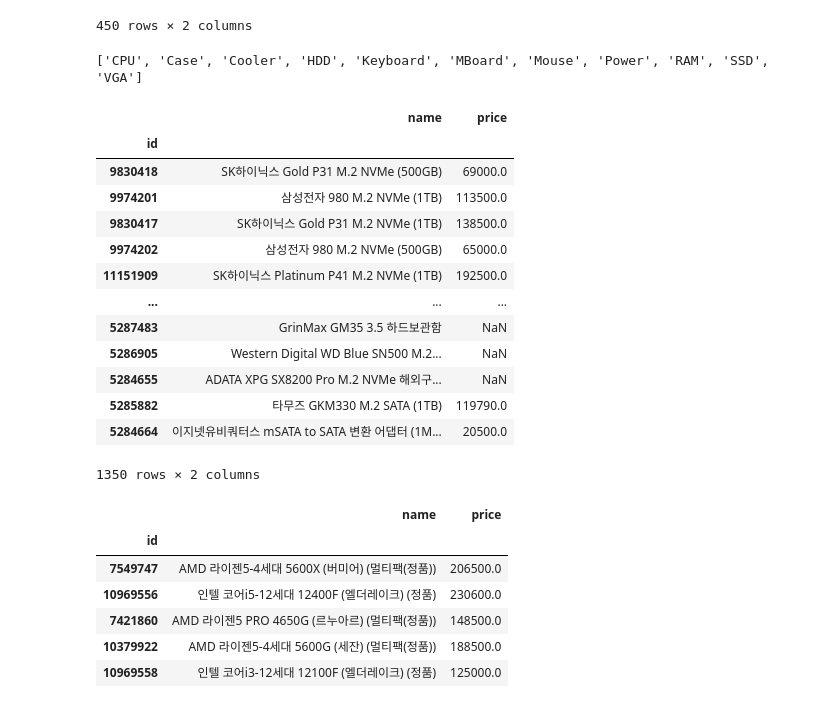
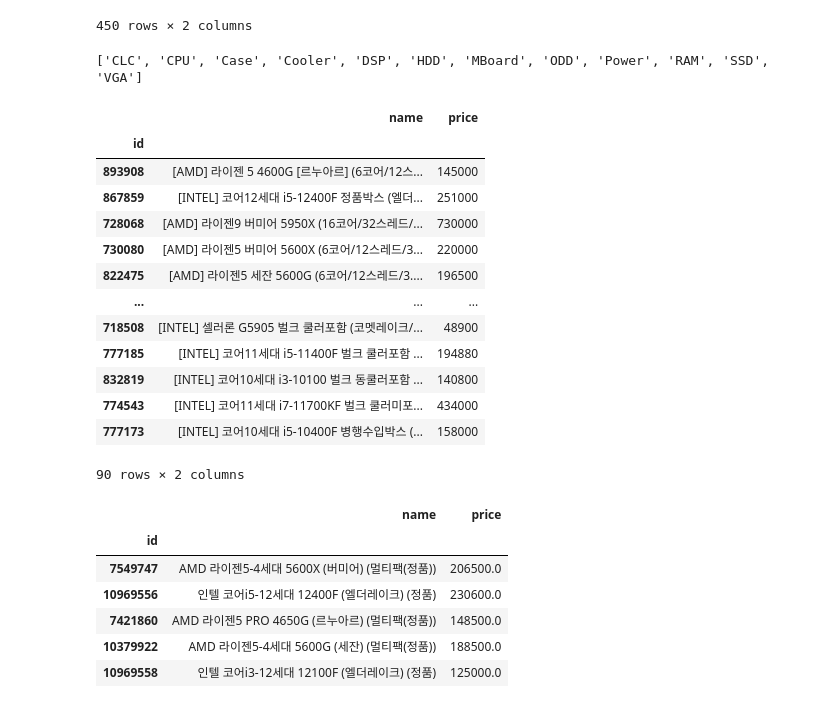
Before and after one commit to seokjin1013/computer-rec-crawling, a Jupyter notebook: test.ipynb, the cells around one changed output. Drawn from its saved outputs; the diff is of its cells as text; code cells hidden in the pictures.

```diff
--- a/test.ipynb
+++ b/test.ipynb
@@ -237,30 +237,30 @@ df
 # %%
 import pandas as pd
 import numpy as np
 def get_hdf_keys(dir):
     with pd.HDFStore(dir) as store:
         return [e[1:] for e in store.keys()]
 
-dir = 'happy_shopping_crawling_data.h5'
+dir = 'compuzone_crawling_data_tmp.h5'
 print(get_hdf_keys(dir))
-df = pd.read_hdf(dir, 'SSD')
+df = pd.read_hdf(dir, 'CPU')
 df
 # %% [output]
-['CPU', 'Case', 'Cooler', 'HDD', 'Keyboard', 'MBoard', 'Mouse', 'Power', 'RAM', 'SSD', 'VGA']
+['CLC', 'CPU', 'Case', 'Cooler', 'DSP', 'HDD', 'MBoard', 'ODD', 'Power', 'RAM', 'SSD', 'VGA']
 |  | name | price |
 | id |  |  |
-| 9830418 | SK하이닉스 Gold P31 M.2 NVMe (500GB) | 69000.0 |
-| 9974201 | 삼성전자 980 M.2 NVMe (1TB) | 113500.0 |
-| 9830417 | SK하이닉스 Gold P31 M.2 NVMe (1TB) | 138500.0 |
-| 9974202 | 삼성전자 980 M.2 NVMe (500GB) | 65000.0 |
-| 11151909 | SK하이닉스 Platinum P41 M.2 NVMe (1TB) | 192500.0 |
+| 893908 | [AMD] 라이젠 5 4600G [르누아르] (6코어/12스... | 145000 |
+| 867859 | [INTEL] 코어12세대 i5-12400F 정품박스 (엘더... | 251000 |
+| 728068 | [AMD] 라이젠9 버미어 5950X (16코어/32스레드/... | 730000 |
+| 730080 | [AMD] 라이젠5 버미어 5600X (6코어/12스레드/3... | 220000 |
+| 822475 | [AMD] 라이젠5 세잔 5600G (6코어/12스레드/3.... | 196500 |
 | ... | ... | ... |
-| 5287483 | GrinMax GM35 3.5 하드보관함 | NaN |
-| 5286905 | Western Digital WD Blue SN500 M.2... | NaN |
-| 5284655 | ADATA XPG SX8200 Pro M.2 NVMe 해외구... | NaN |
-| 5285882 | 타무즈 GKM330 M.2 SATA (1TB) | 119790.0 |
-| 5284664 | 이지넷유비쿼터스 mSATA to SATA 변환 어댑터 (1M... | 20500.0 |
+| 718508 | [INTEL] 셀러론 G5905 벌크 쿨러포함 (코멧레이크/... | 48900 |
+| 777185 | [INTEL] 코어11세대 i5-11400F 벌크 쿨러포함 ... | 194880 |
+| 832819 | [INTEL] 코어10세대 i3-10100 벌크 동쿨러포함 ... | 140800 |
+| 774543 | [INTEL] 코어11세대 i7-11700KF 벌크 쿨러미포... | 434000 |
+| 777173 | [INTEL] 코어10세대 i5-10400F 병행수입박스 (... | 158000 |
-1350 rows × 2 columns
+90 rows × 2 columns
 # %%
 import pandas as pd
 dir = 'happy_shopping_crawling_data.h5'
```
Also changed, not shown: 2 other files.
